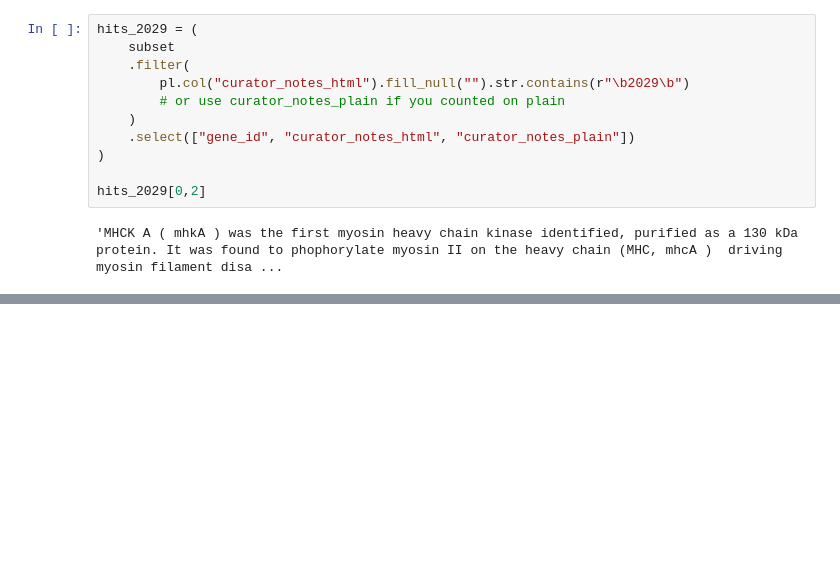
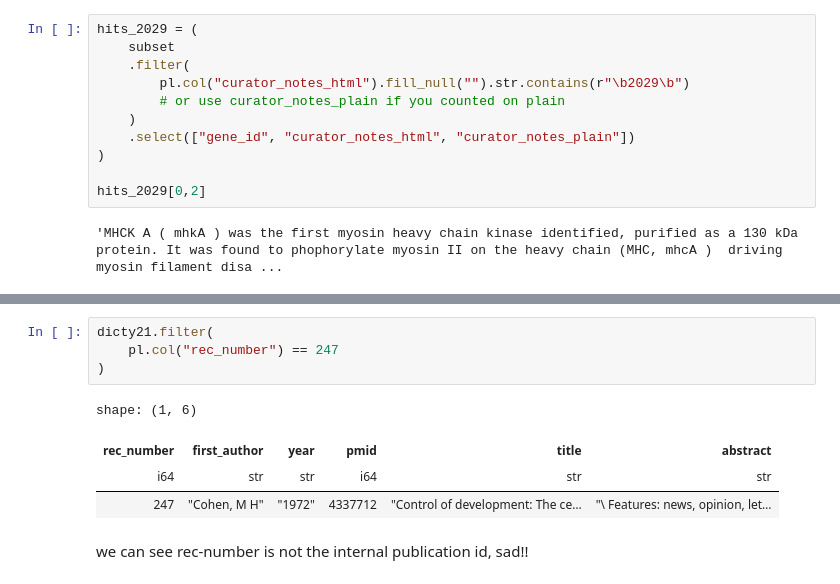
Before and after one commit to fulaibaowang/dictycite, a Jupyter notebook: dicty_curator_notes.ipynb, the cells around one changed output, grey strips where cells are left out. Saved outputs shown, nothing was run; the diff lists cells and outputs as text; blank space fills up the shorter version.

```diff
--- a/dicty_curator_notes.ipynb
+++ b/dicty_curator_notes.ipynb
@@ -784,0 +895,11 @@ shape: (63, 3)
+# %%
+dicty21.filter(
+    pl.col("rec_number") == 247
+)
+# %% [output]
+shape: (1, 6)
+| rec_number | first_author | year | pmid | title | abstract |
+| i64 | str | str | i64 | str | str |
+| 247 | "Cohen, M H" | "1972" | 4337712 | "Control of development: The ce… | "\ Features: news, opinion, let… |
+# %% [markdown]
+we can see rec-number is not the internal publication id, sad!!
```
Also changed, not shown: parts of 12 cells of this notebook.
